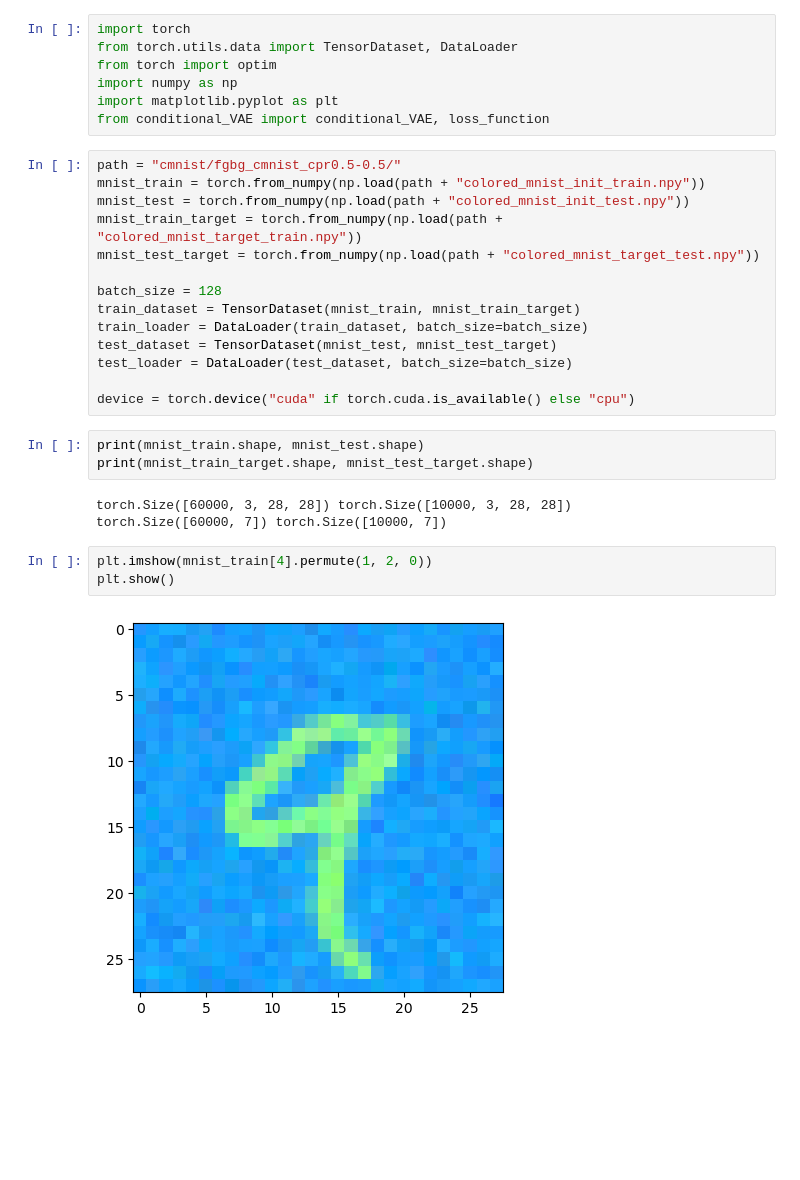
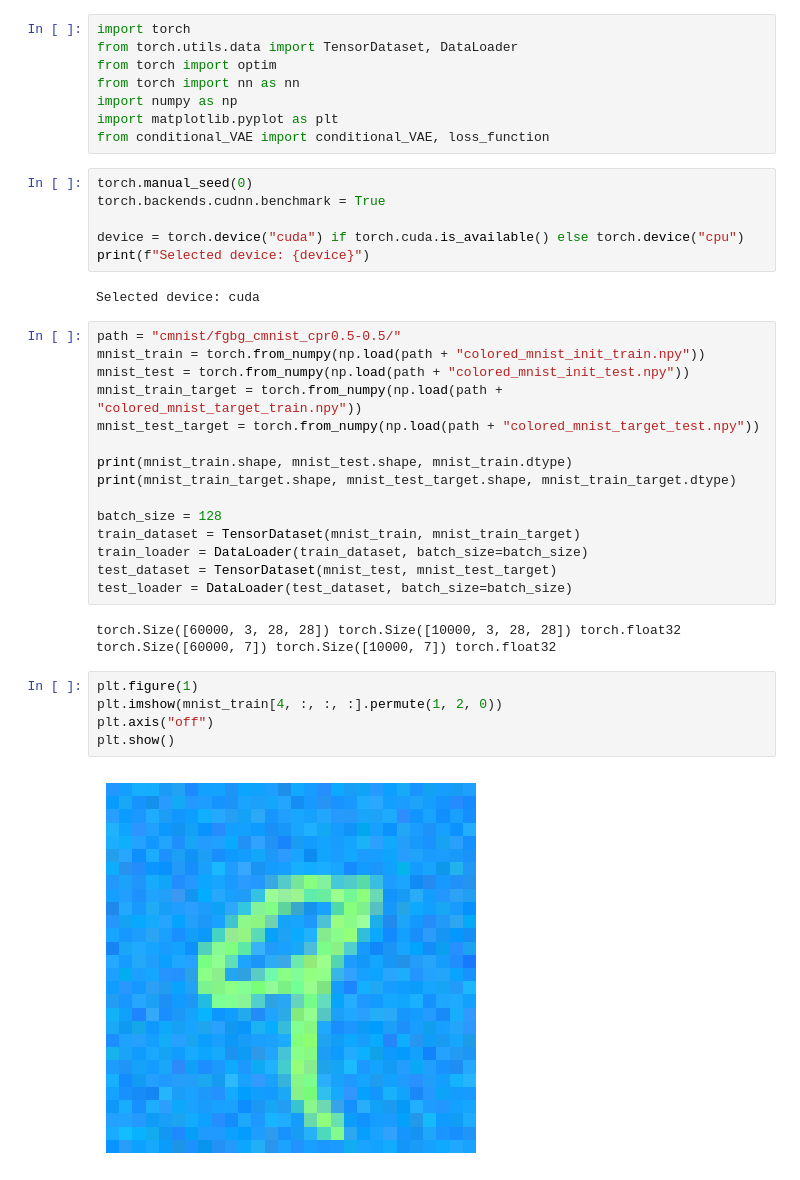
Before and after one commit to qing42102/multivariate_continuous_conditional_generative, a Jupyter notebook: train_conditional_VAE.ipynb, the cells around one changed output. Drawn from its saved outputs; the diff is of its cells as text; blank space fills up the shorter version.

Commit message:
Retrain VAE. Add visualization.

```diff
--- a/train_conditional_VAE.ipynb
+++ b/train_conditional_VAE.ipynb
@@ -2,9 +2,18 @@
 import torch
 from torch.utils.data import TensorDataset, DataLoader
 from torch import optim
+from torch import nn as nn
 import numpy as np
 import matplotlib.pyplot as plt
 from conditional_VAE import conditional_VAE, loss_function
+# %%
+torch.manual_seed(0)
+torch.backends.cudnn.benchmark = True
+
+device = torch.device("cuda") if torch.cuda.is_available() else torch.device("cpu")
+print(f"Selected device: {device}")
+# %% [output]
+Selected device: cuda
 # %%
 path = "cmnist/fgbg_cmnist_cpr0.5-0.5/"
 mnist_train = torch.from_numpy(np.load(path + "colored_mnist_init_train.npy"))
@@ -12,22 +21,22 @@ mnist_test = torch.from_numpy(np.load(path + "colored_mnist_init_test.npy"))
 mnist_train_target = torch.from_numpy(np.load(path + "colored_mnist_target_train.npy"))
 mnist_test_target = torch.from_numpy(np.load(path + "colored_mnist_target_test.npy"))
 
+print(mnist_train.shape, mnist_test.shape, mnist_train.dtype)
+print(mnist_train_target.shape, mnist_test_target.shape, mnist_train_target.dtype)
+
 batch_size = 128
 train_dataset = TensorDataset(mnist_train, mnist_train_target)
 train_loader = DataLoader(train_dataset, batch_size=batch_size)
 test_dataset = TensorDataset(mnist_test, mnist_test_target)
 test_loader = DataLoader(test_dataset, batch_size=batch_size)
-
-device = torch.device("cuda" if torch.cuda.is_available() else "cpu")
+# %% [output]
+torch.Size([60000, 3, 28, 28]) torch.Size([10000, 3, 28, 28]) torch.float32
+torch.Size([60000, 7]) torch.Size([10000, 7]) torch.float32
-# %%
-print(mnist_train.shape, mnist_test.shape)
-print(mnist_train_target.shape, mnist_test_target.shape)
-# %% [output]
-torch.Size([60000, 3, 28, 28]) torch.Size([10000, 3, 28, 28])
-torch.Size([60000, 7]) torch.Size([10000, 7])
 # %%
-plt.imshow(mnist_train[4].permute(1, 2, 0))
+plt.figure(1)
+plt.imshow(mnist_train[4, :, :, :].permute(1, 2, 0))
+plt.axis("off")
 plt.show()
 # %% [output]
-[figure, old version]
+[figure, new version]
 # %%
```
Also changed, not shown: parts of 8 cells of this notebook, 1 other file.
